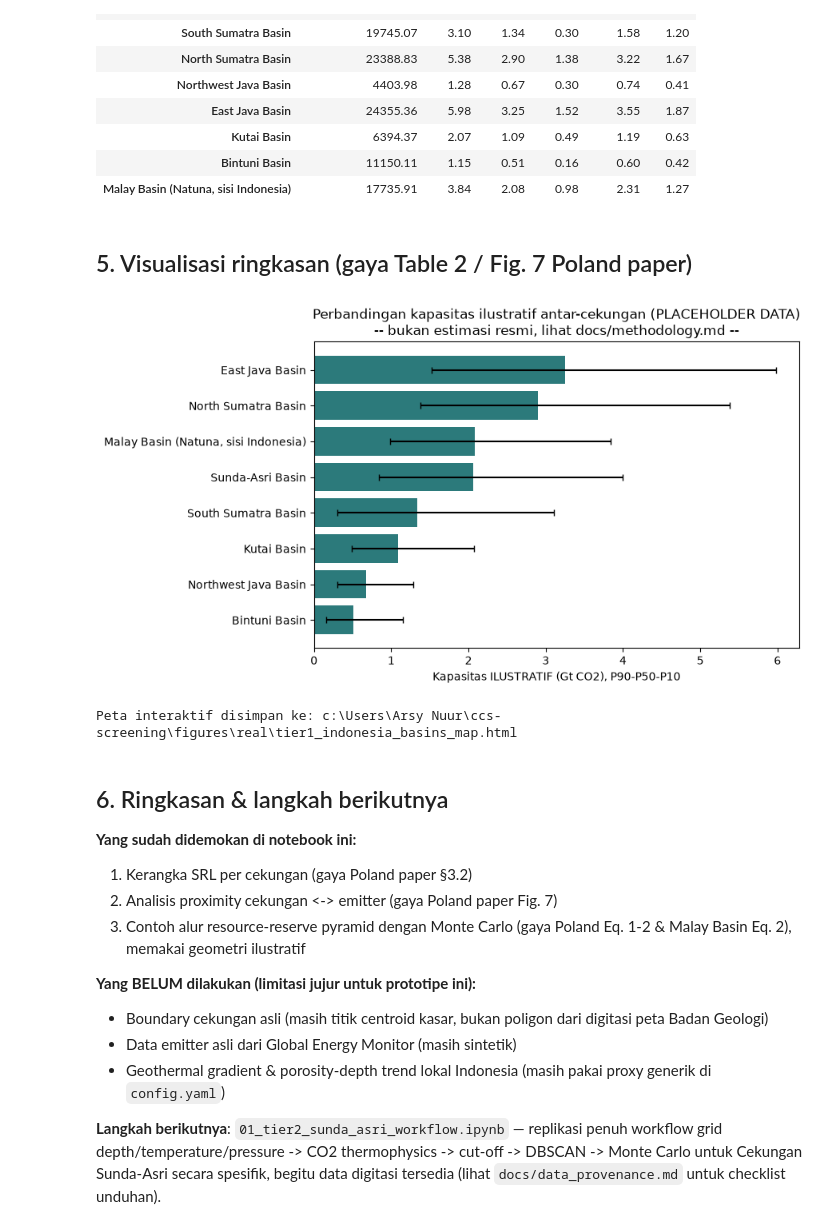
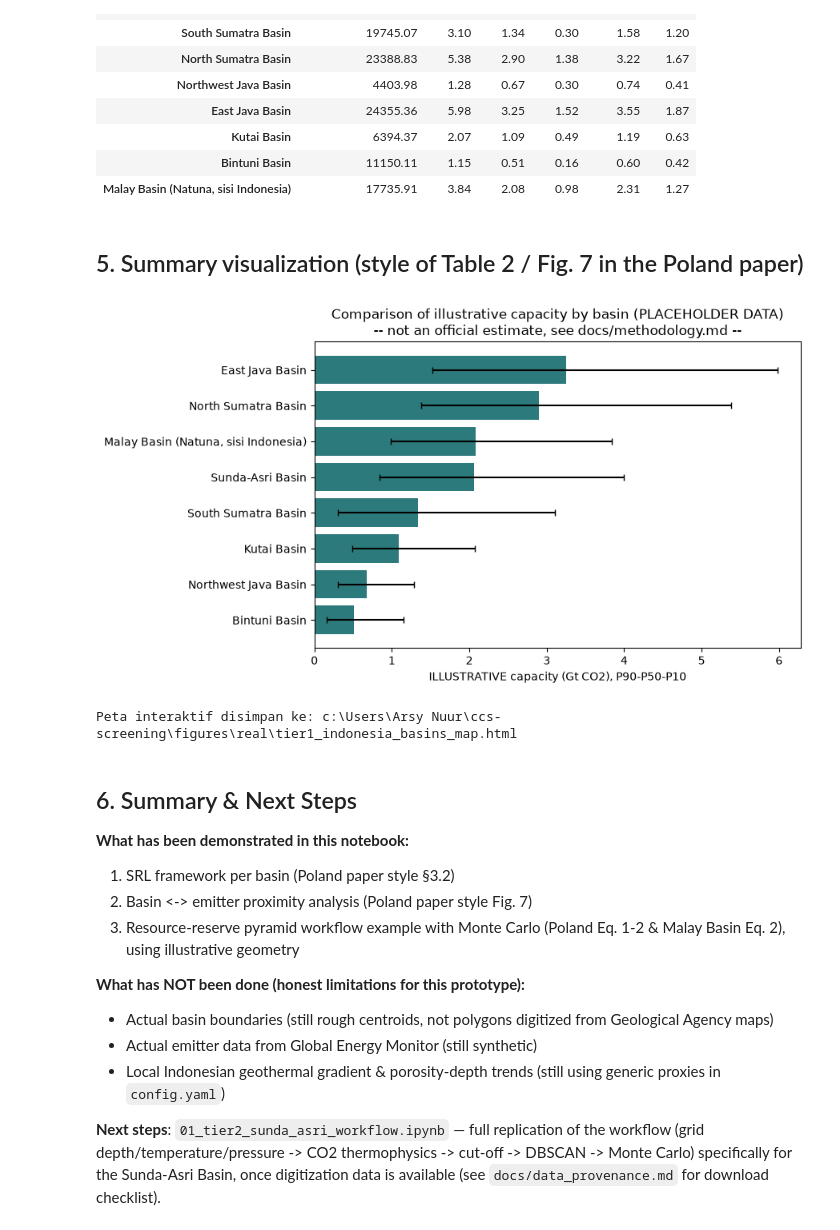
Before and after one commit to Arsyrahmatullah/ccs-screening, a Jupyter notebook: notebooks/00_tier1_national_screening.ipynb, the cells around one changed output. Saved outputs shown, nothing was run; the diff lists cells and outputs as text; code cells hidden in the pictures.

Commit message:
Update notebook files and project configuration

```diff
--- a/notebooks/00_tier1_national_screening.ipynb
+++ b/notebooks/00_tier1_national_screening.ipynb
@@ -124,6 +123,5 @@ mengingat kita cuma pakai data publik tingkat basin, belum ada data sumur.
 # %%
-
-srl_labels = {1: "SRL 1 - basin-scale, data publik", 2: "SRL 2 - kapasitas dipetakan sistematis", 3: "SRL 3 - screening detail per-site"}
+srl_labels = {1: "SRL 1 - basin-scale, public data", 2: "SRL 2 - systematically mapped capacity", 3: "SRL 3 - site-specific detailed screening"}
 basins["srl_label"] = basins["srl_placeholder"].map(srl_labels)
 basins[["basin", "srl_placeholder", "srl_label", "ccs_policy_priority"]]
 # %% [output]
@@ -223,29 +216,29 @@ illustrative_df.round(2)
 | Bintuni Basin | 11150.11 | 1.15 | 0.51 | 0.16 | 0.60 | 0.42 |
 | Malay Basin (Natuna, sisi Indonesia) | 17735.91 | 3.84 | 2.08 | 0.98 | 2.31 | 1.27 |
 # %% [markdown]
-## 5. Visualisasi ringkasan (gaya Table 2 / Fig. 7 Poland paper)
+## 5.  Summary visualization (style of Table 2 / Fig. 7 in the Poland paper)
 # %%
 fig, ax = plt.subplots(figsize=(9, 5))
 plot_df = illustrative_df.sort_values("P50_Gt", ascending=True)
 ax.barh(plot_df.index, plot_df["P50_Gt"], color="#2c7a7b")
 ax.errorbar(
     plot_df["P50_Gt"], plot_df.index,
     xerr=[plot_df["P50_Gt"] - plot_df["P90_Gt"], plot_df["P10_Gt"] - plot_df["P50_Gt"]],
     fmt="none", ecolor="black", capsize=3,
 )
-ax.set_xlabel("Kapasitas ILUSTRATIF (Gt CO2), P90-P50-P10")
-ax.set_title("Perbandingan kapasitas ilustratif antar-cekungan (PLACEHOLDER DATA)\n"
-              "-- bukan estimasi resmi, lihat docs/methodology.md --")
+ax.set_xlabel("ILLUSTRATIVE capacity (Gt CO2), P90-P50-P10")
+ax.set_title("Comparison of illustrative capacity by basin (PLACEHOLDER DATA)\n"
+              "-- not an official estimate, see docs/methodology.md --")
 plt.tight_layout()
 
-# Tentukan folder output gambar berdasarkan jenis data yang aktif (dibuat otomatis jika belum ada)
+# Determine the image output folder based on the active data type (created automatically if it does not exist)
 figures_dir = REPO_ROOT / "figures" / output_subfolder
 figures_dir.mkdir(parents=True, exist_ok=True)
 
 plt.savefig(figures_dir / "tier1_illustrative_capacity_comparison.png", dpi=150)
 plt.show()
 # %% [output]
-[figure, old version]
+[figure, new version]
 # %%
 try:
     import folium
@@ -301,23 +294,16 @@ except ImportError:
 # %% [output]
 Peta interaktif disimpan ke: c:\Users\Arsy Nuur\ccs-screening\figures\real\tier1_indonesia_basins_map.html
 # %% [markdown]
-## 6. Ringkasan & langkah berikutnya
+## 6. Summary & Next Steps
 
-**Yang sudah didemokan di notebook ini:**
-1. Kerangka SRL per cekungan (gaya Poland paper §3.2)
-2. Analisis proximity cekungan <-> emitter (gaya Poland paper Fig. 7)
-3. Contoh alur resource-reserve pyramid dengan Monte Carlo (gaya Poland Eq. 1-2
-   & Malay Basin Eq. 2), memakai geometri ilustratif
+**What has been demonstrated in this notebook:**
+1. SRL framework per basin (Poland paper style §3.2)
+2. Basin <-> emitter proximity analysis (Poland paper style Fig. 7)
+3. Resource-reserve pyramid workflow example with Monte Carlo (Poland Eq. 1-2 & Malay Basin Eq. 2), using illustrative geometry
 
-**Yang BELUM dilakukan (limitasi jujur untuk prototipe ini):**
-- Boundary cekungan asli (masih titik centroid kasar, bukan poligon dari
-  digitasi peta Badan Geologi)
-- Data emitter asli dari Global Energy Monitor (masih sintetik)
-- Geothermal gradient & porosity-depth trend lokal Indonesia (masih pakai
-  proxy generik di `config.yaml`)
+**What has NOT been done (honest limitations for this prototype):**
+- Actual basin boundaries (still rough centroids, not polygons digitized from Geological Agency maps)
+- Actual emitter data from Global Energy Monitor (still synthetic)
+- Local Indonesian geothermal gradient & porosity-depth trends (still using generic proxies in `config.yaml`)
 
-**Langkah berikutnya**: `01_tier2_sunda_asri_workflow.ipynb` — replikasi
-penuh workflow grid depth/temperature/pressure -> CO2 thermophysics ->
-cut-off -> DBSCAN -> Monte Carlo untuk Cekungan Sunda-Asri secara spesifik,
-begitu data digitasi tersedia (lihat `docs/data_provenance.md` untuk
-checklist unduhan).
+**Next steps**: `01_tier2_sunda_asri_workflow.ipynb` — full replication of the workflow (grid depth/temperature/pressure -> CO2 thermophysics -> cut-off -> DBSCAN -> Monte Carlo) specifically for the Sunda-Asri Basin, once digitization data is available (see `docs/data_provenance.md` for download checklist).
```
Also changed, not shown: parts of 9 cells of this notebook, 3 other files.
